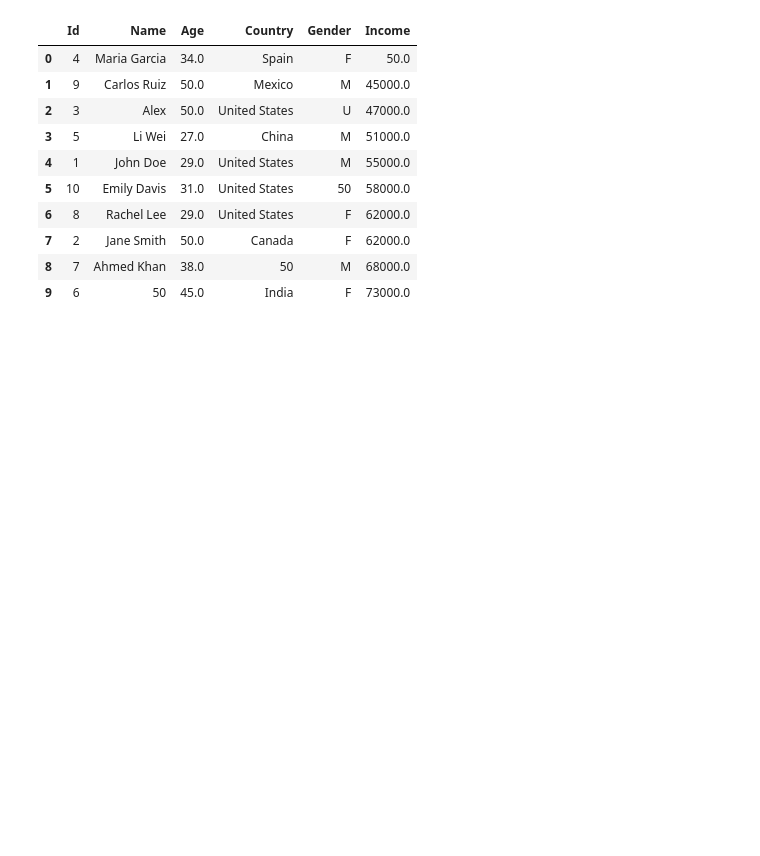
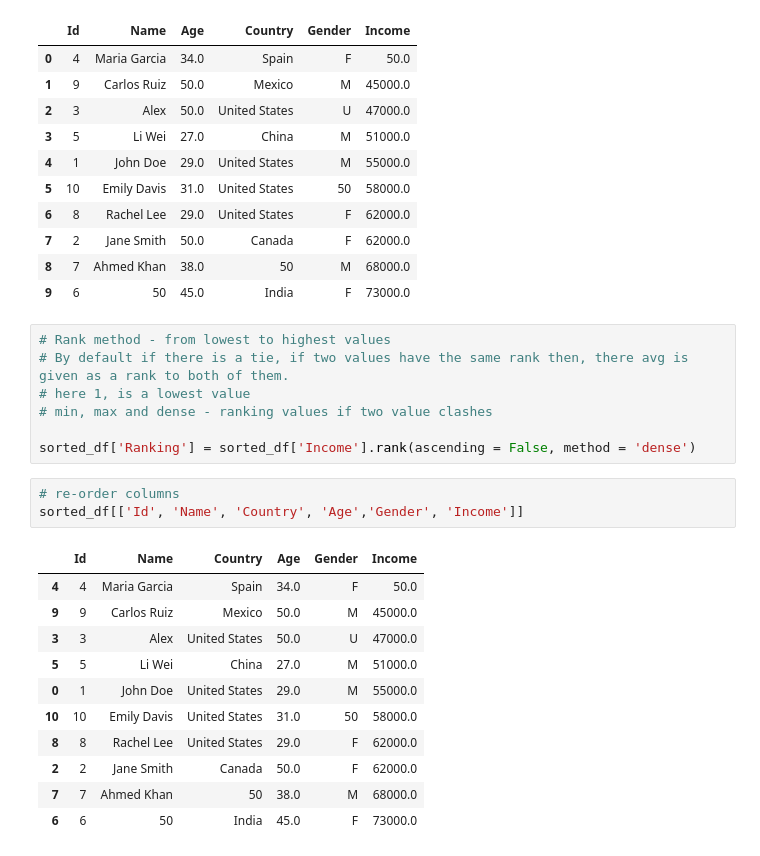
Before and after one commit to rugvedi-kulkarni/Python_libraries, a Jupyter notebook: pandas.ipynb, the cells around one changed output. Drawn from its saved outputs; the diff is of its cells as text; blank space fills up the shorter version.

```diff
--- a/pandas.ipynb
+++ b/pandas.ipynb
@@ -1019,3 +1023,25 @@ sorted_df.reset_index(drop = True) # reset index and drop prev
 | 7 | 2 | Jane Smith | 50.0 | Canada | F | 62000.0 |
 | 8 | 7 | Ahmed Khan | 38.0 | 50 | M | 68000.0 |
 | 9 | 6 | 50 | 45.0 | India | F | 73000.0 |
+# %%
+# Rank method - from lowest to highest values
+# By default if there is a tie, if two values have the same rank then, there avg is given as a rank to both of them.
+# here 1, is a lowest value
+# min, max and dense - ranking values if two value clashes
+
+sorted_df['Ranking'] = sorted_df['Income'].rank(ascending = False, method = 'dense')
+# %%
+# re-order columns
+sorted_df[['Id', 'Name', 'Country', 'Age','Gender', 'Income']]
+# %% [output]
+|  | Id | Name | Country | Age | Gender | Income |
+| 4 | 4 | Maria Garcia | Spain | 34.0 | F | 50.0 |
+| 9 | 9 | Carlos Ruiz | Mexico | 50.0 | M | 45000.0 |
+| 3 | 3 | Alex | United States | 50.0 | U | 47000.0 |
+| 5 | 5 | Li Wei | China | 27.0 | M | 51000.0 |
+| 0 | 1 | John Doe | United States | 29.0 | M | 55000.0 |
+| 10 | 10 | Emily Davis | United States | 31.0 | 50 | 58000.0 |
+| 8 | 8 | Rachel Lee | United States | 29.0 | F | 62000.0 |
+| 2 | 2 | Jane Smith | Canada | 50.0 | F | 62000.0 |
+| 7 | 7 | Ahmed Khan | 50 | 38.0 | M | 68000.0 |
+| 6 | 6 | 50 | India | 45.0 | F | 73000.0 |
```
Also changed, not shown: parts of 7 cells of this notebook, 2 other files.
